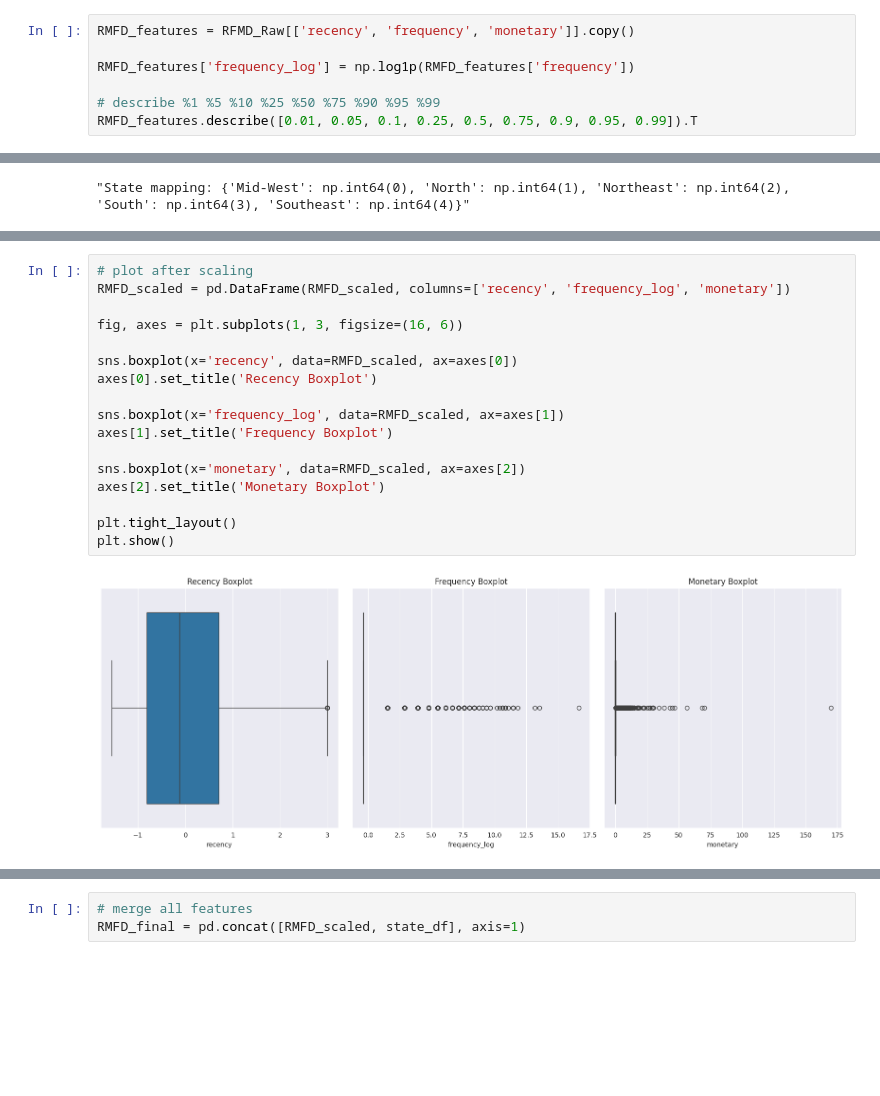
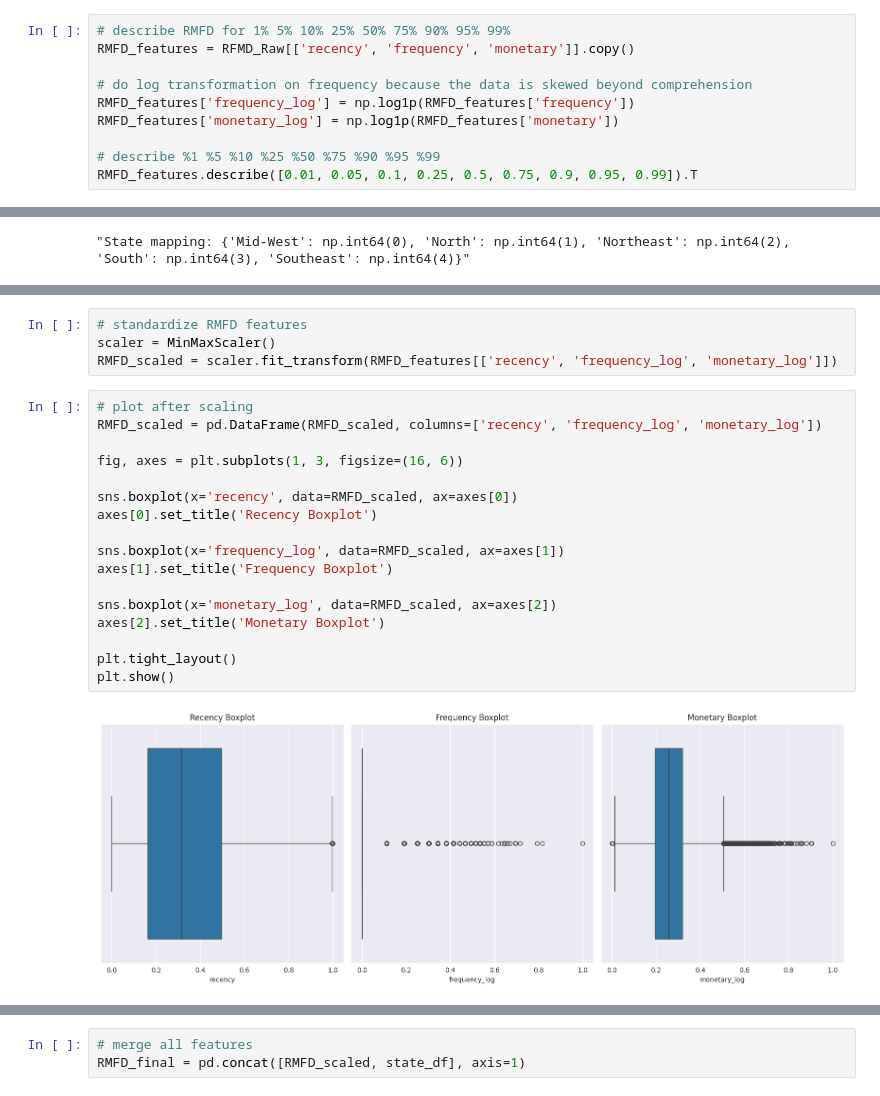
Before and after one commit to pt-sinan-akbar/Dataset-Thesis, a Jupyter notebook: BrazilDataSet.ipynb, the cells around one changed output, grey strips where cells are left out. Cells and saved outputs as stored; diff of their text form; blank space fills up the shorter version.

```diff
--- a/BrazilDataSet.ipynb
+++ b/BrazilDataSet.ipynb
@@ -921,7 +886,10 @@ RFMD_Raw.head()
 # %%
+# describe RMFD for 1% 5% 10% 25% 50% 75% 90% 95% 99%
 RMFD_features = RFMD_Raw[['recency', 'frequency', 'monetary']].copy()
 
+# do log transformation on frequency because the data is skewed beyond comprehension
 RMFD_features['frequency_log'] = np.log1p(RMFD_features['frequency'])
+RMFD_features['monetary_log'] = np.log1p(RMFD_features['monetary'])
 
 # describe %1 %5 %10 %25 %50 %75 %90 %95 %99
 RMFD_features.describe([0.01, 0.05, 0.1, 0.25, 0.5, 0.75, 0.9, 0.95, 0.99]).T
@@ -977,19 +951,23 @@ RMFD_scaled = scaler.fit_transform(RMFD_features[['recency', 'frequency_log', 'm
+# %%
+# standardize RMFD features
+scaler = MinMaxScaler()
+RMFD_scaled = scaler.fit_transform(RMFD_features[['recency', 'frequency_log', 'monetary_log']])
 # %%
 # plot after scaling
-RMFD_scaled = pd.DataFrame(RMFD_scaled, columns=['recency', 'frequency_log', 'monetary'])
+RMFD_scaled = pd.DataFrame(RMFD_scaled, columns=['recency', 'frequency_log', 'monetary_log'])
 
 fig, axes = plt.subplots(1, 3, figsize=(16, 6))
 
 sns.boxplot(x='recency', data=RMFD_scaled, ax=axes[0])
 axes[0].set_title('Recency Boxplot')
 
 sns.boxplot(x='frequency_log', data=RMFD_scaled, ax=axes[1])
 axes[1].set_title('Frequency Boxplot')
 
-sns.boxplot(x='monetary', data=RMFD_scaled, ax=axes[2])
+sns.boxplot(x='monetary_log', data=RMFD_scaled, ax=axes[2])
 axes[2].set_title('Monetary Boxplot')
 
 plt.tight_layout()
 plt.show()
 # %% [output]
-[figure, old version]
+[figure, new version]
```
Also changed, not shown: parts of 12 cells of this notebook.
